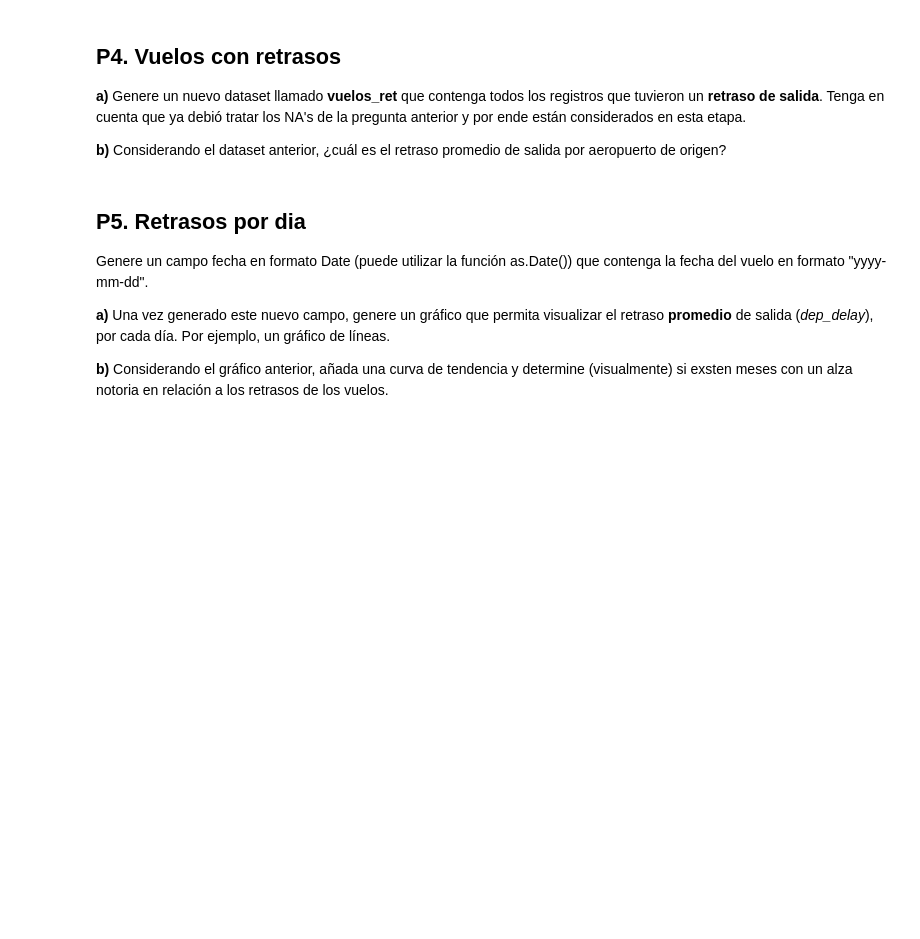
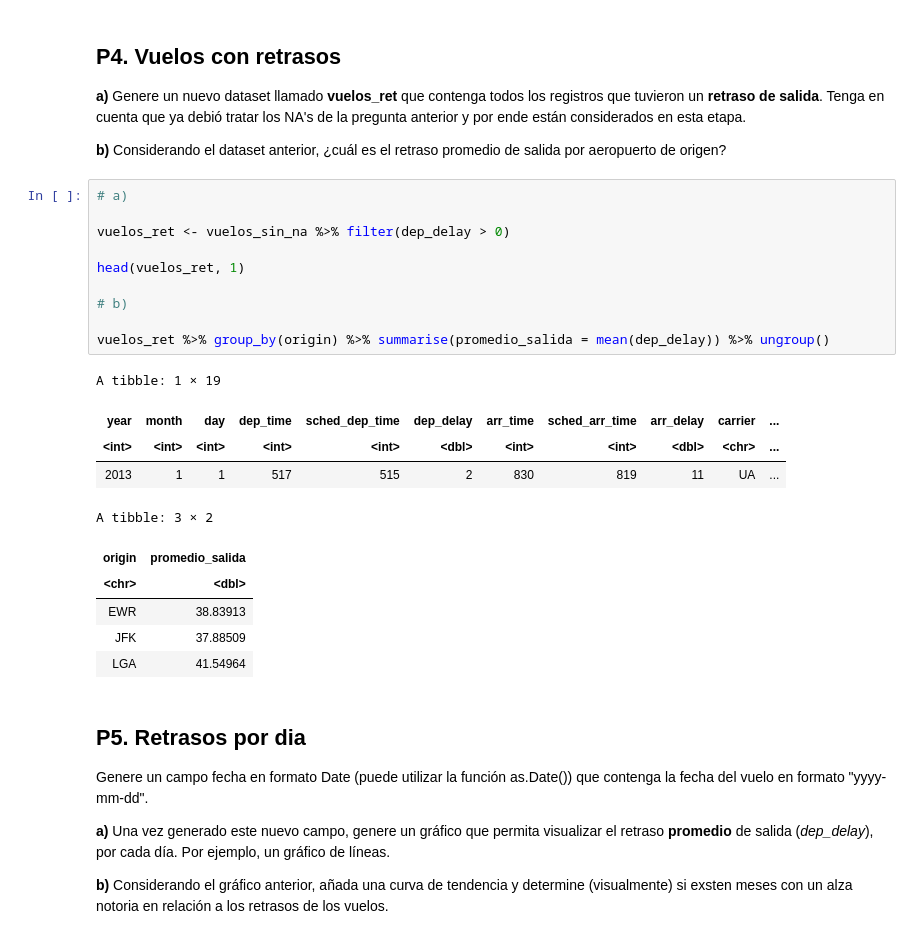
Before and after one commit to rodrigo-coco-espinoza/Introduccion_a_ciencia_de_datos_R_v2, a Jupyter notebook: Ayudantías/A2/Desarrollo/A2_02_Taller.ipynb, the cells around one changed output. Drawn from its saved outputs; the diff is of its cells as text; blank space fills up the shorter version.

```diff
--- a/Ayudantías/A2/Desarrollo/A2_02_Taller.ipynb
+++ b/Ayudantías/A2/Desarrollo/A2_02_Taller.ipynb
@@ -39,6 +128,27 @@ Elimine los registros donde *dep_delay* es NA  y también elimine los registros
 **a)** Genere un nuevo dataset llamado **vuelos_ret** que contenga todos los registros que tuvieron un  **retraso de salida**. Tenga en cuenta que ya debió tratar los NA's de la pregunta anterior y por ende están considerados en esta etapa.
 
 **b)** Considerando el dataset anterior, ¿cuál es el retraso promedio de salida por aeropuerto de origen?
+# %%
+# a)
+
+vuelos_ret <- vuelos_sin_na %>% filter(dep_delay > 0)
+
+head(vuelos_ret, 1)
+
+# b)
+
+vuelos_ret %>% group_by(origin) %>% summarise(promedio_salida = mean(dep_delay)) %>% ungroup()
+# %% [output]
+A tibble: 1 × 19
+| year | month | day | dep_time | sched_dep_time | dep_delay | arr_time | sched_arr_time | arr_delay | carrier | ... |
+| <int> | <int> | <int> | <int> | <int> | <dbl> | <int> | <int> | <dbl> | <chr> | ... |
+| 2013 | 1 | 1 | 517 | 515 | 2 | 830 | 819 | 11 | UA | ... |
+A tibble: 3 × 2
+| origin | promedio_salida |
+| <chr> | <dbl> |
+| EWR | 38.83913 |
+| JFK | 37.88509 |
+| LGA | 41.54964 |
 # %% [markdown]
 ## P5. Retrasos por dia
 Genere un campo fecha en formato Date (puede utilizar la función as.Date()) que contenga la fecha del vuelo en formato "yyyy-mm-dd".
```
Also changed, not shown: parts of 10 cells of this notebook.
